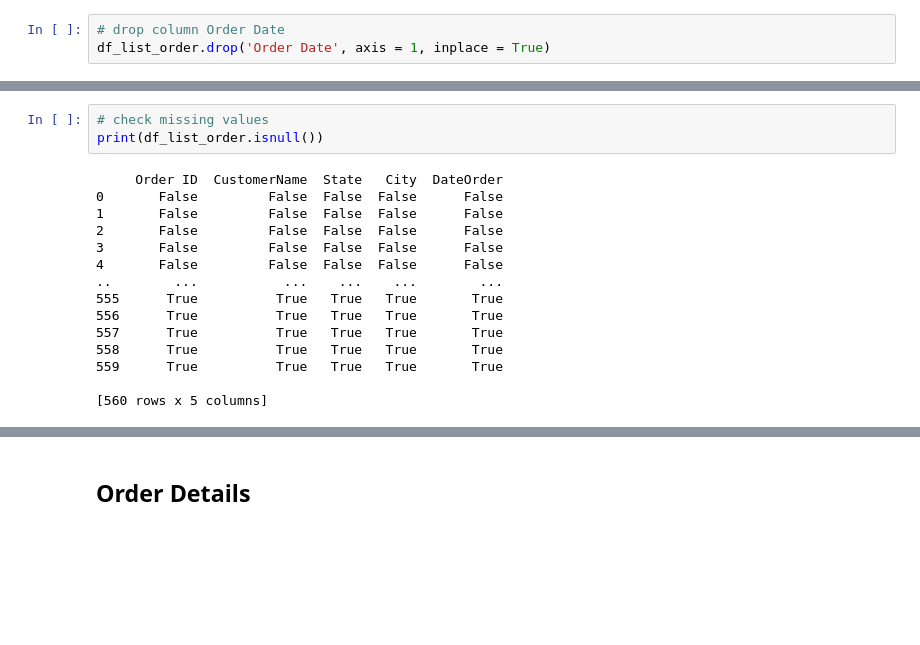
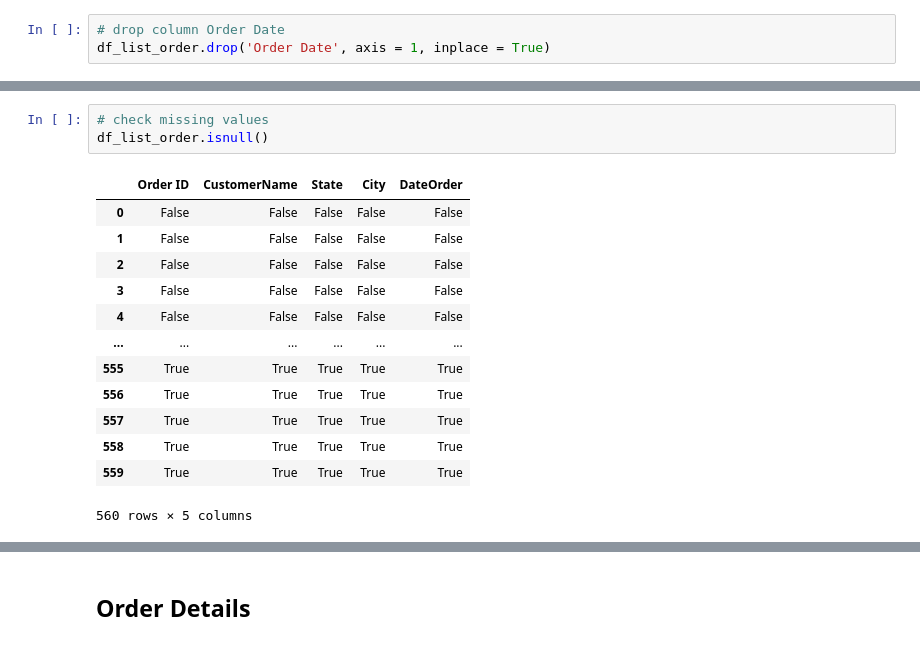
Before and after one commit to thaoothuuu/E-Commerce, a Jupyter notebook: Sales.ipynb, the cells around one changed output, grey strips where cells are left out. Saved outputs shown, nothing was run; the diff lists cells and outputs as text; blank space fills up the shorter version.

```diff
--- a/Sales.ipynb
+++ b/Sales.ipynb
@@ -118,20 +116,19 @@ print(df_list_order.head())
 # %%
 # check missing values
-print(df_list_order.isnull())
+df_list_order.isnull()
 # %% [output]
+|  | Order ID | CustomerName | State | City | DateOrder |
+| 0 | False | False | False | False | False |
+| 1 | False | False | False | False | False |
+| 2 | False | False | False | False | False |
+| 3 | False | False | False | False | False |
+| 4 | False | False | False | False | False |
+| ... | ... | ... | ... | ... | ... |
+| 555 | True | True | True | True | True |
+| 556 | True | True | True | True | True |
+| 557 | True | True | True | True | True |
+| 558 | True | True | True | True | True |
+| 559 | True | True | True | True | True |
-     Order ID  CustomerName  State   City  DateOrder
-0       False         False  False  False      False
-1       False         False  False  False      False
-2       False         False  False  False      False
-3       False         False  False  False      False
-4       False         False  False  False      False
-..        ...           ...    ...    ...        ...
-555      True          True   True   True       True
-556      True          True   True   True       True
-557      True          True   True   True       True
-558      True          True   True   True       True
-559      True          True   True   True       True
-
-[560 rows x 5 columns]
+560 rows × 5 columns
 # %%
 # check number of missing values
```
Also changed, not shown: parts of 53 cells of this notebook.
